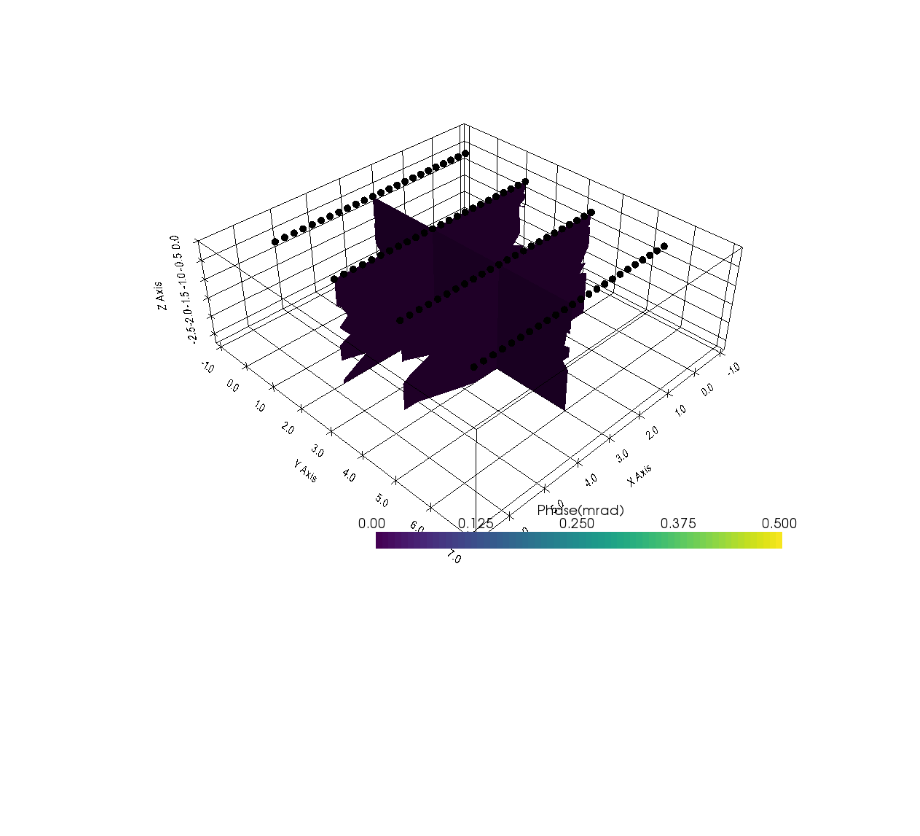
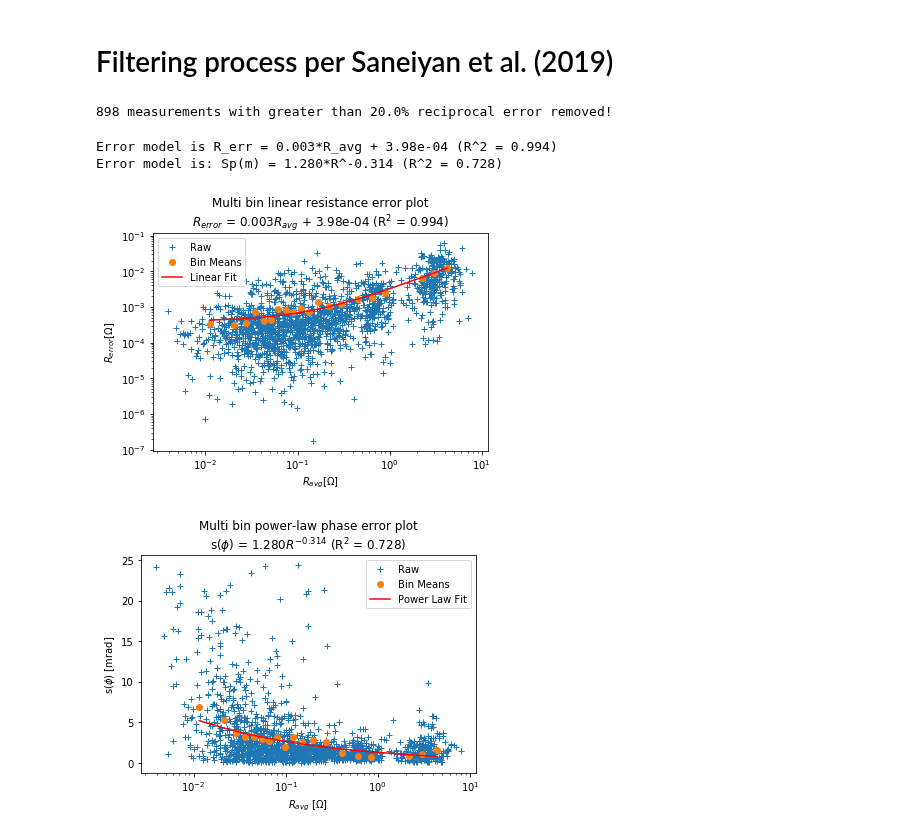
Before and after one commit to hkexgroup/resipy, a Jupyter notebook: jupyter-notebook/paper3d-mcip.ipynb, the cells around one changed output. Saved outputs shown, nothing was run; the diff lists cells and outputs as text; code cells hidden in the pictures; blank space fills up the shorter version.

```diff
--- a/jupyter-notebook/paper3d-mcip.ipynb
+++ b/jupyter-notebook/paper3d-mcip.ipynb
@@ -87,5 +73,17 @@ Index(['param', 'elm_id', 'region', 'cellType', 'X', 'Y', 'Z',
-# %%
-k.showResults(attr='Phase(mrad)', pvslices=[[3],[2,4],[0]],
-             background_color=(1,1,1), vmin=0, vmax=0.5)
-# %% [output]
-[figure, removed]
+# %% [markdown]
+# Filtering process per Saneiyan et al. (2019)
+# %%
+k.filterRecip(percent=20)
+k.filterNested()
+k.filterRangeIP(phimin=0, phimax=25)
+# %% [output]
+898 measurements with greater than 20.0% reciprocal error removed!
+# %%
+k.err = True
+k.fitErrorLin()
+k.fitErrorPwlIP()
+# %% [output]
+Error model is R_err = 0.003*R_avg + 3.98e-04 (R^2 = 0.994)
+Error model is: Sp(m) = 1.280*R^-0.314 (R^2 = 0.728)
+[figure, added]
+[figure, added]
```
Also changed, not shown: parts of 12 cells of this notebook.
